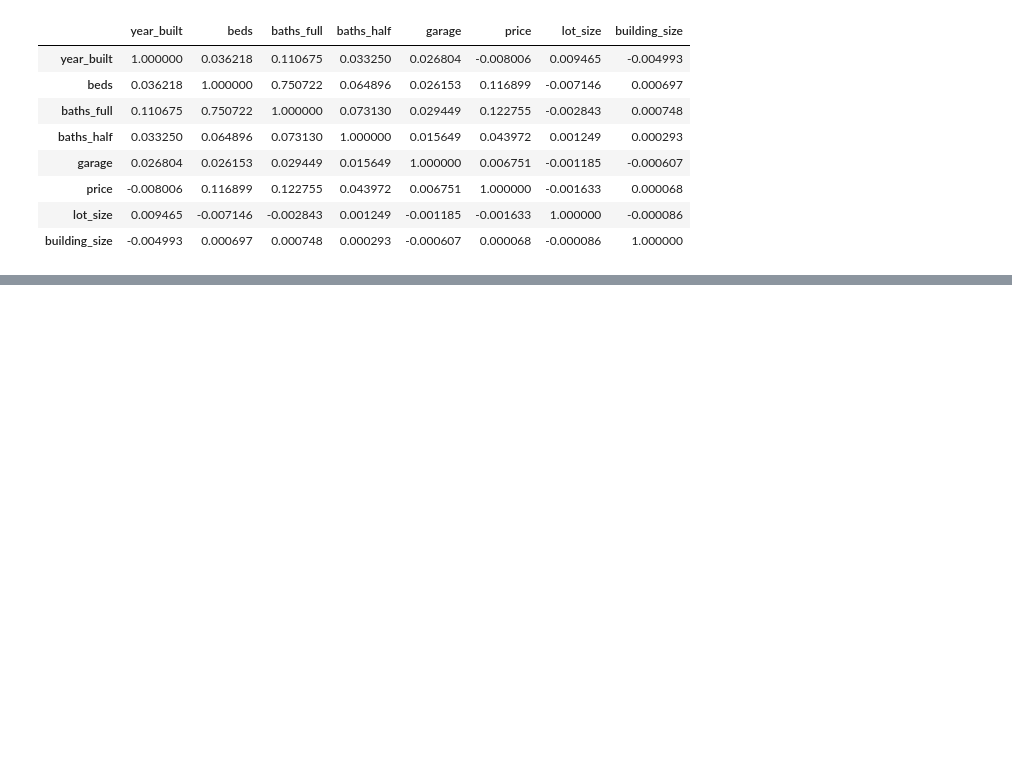
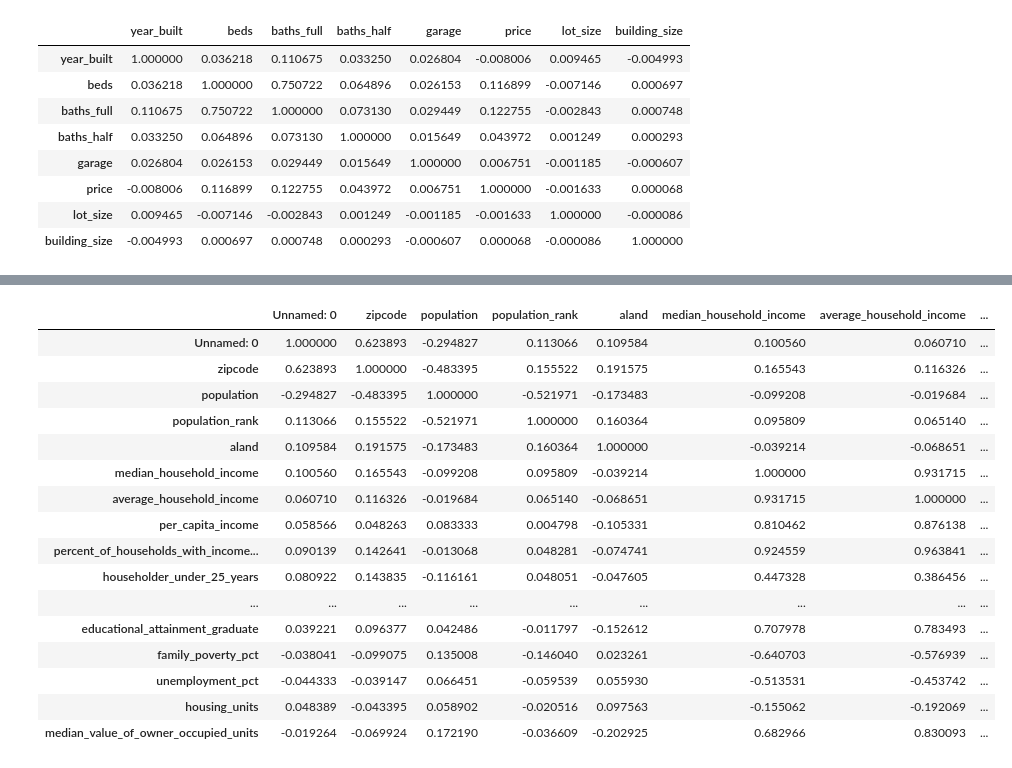
Before and after one commit to sakuraszy/STATS-170A-Group, a Jupyter notebook: presentation_1_data_vis.ipynb, the cells around one changed output, grey strips where cells are left out. Saved outputs shown, nothing was run; the diff lists cells and outputs as text; code cells hidden in the pictures; blank space fills up the shorter version.

```diff
--- a/presentation_1_data_vis.ipynb
+++ b/presentation_1_data_vis.ipynb
@@ -55,0 +56,21 @@ demographic
+# %%
+d_corr = demographic.corr()
+d_corr.style.background_gradient(cmap='coolwarm')
+# %% [output]
+|  | Unnamed: 0 | zipcode | population | population_rank | aland | median_household_income | average_household_income | ... |
+| Unnamed: 0 | 1.000000 | 0.623893 | -0.294827 | 0.113066 | 0.109584 | 0.100560 | 0.060710 | ... |
+| zipcode | 0.623893 | 1.000000 | -0.483395 | 0.155522 | 0.191575 | 0.165543 | 0.116326 | ... |
+| population | -0.294827 | -0.483395 | 1.000000 | -0.521971 | -0.173483 | -0.099208 | -0.019684 | ... |
+| population_rank | 0.113066 | 0.155522 | -0.521971 | 1.000000 | 0.160364 | 0.095809 | 0.065140 | ... |
+| aland | 0.109584 | 0.191575 | -0.173483 | 0.160364 | 1.000000 | -0.039214 | -0.068651 | ... |
+| median_household_income | 0.100560 | 0.165543 | -0.099208 | 0.095809 | -0.039214 | 1.000000 | 0.931715 | ... |
+| average_household_income | 0.060710 | 0.116326 | -0.019684 | 0.065140 | -0.068651 | 0.931715 | 1.000000 | ... |
+| per_capita_income | 0.058566 | 0.048263 | 0.083333 | 0.004798 | -0.105331 | 0.810462 | 0.876138 | ... |
+| percent_of_households_with_income... | 0.090139 | 0.142641 | -0.013068 | 0.048281 | -0.074741 | 0.924559 | 0.963841 | ... |
+| householder_under_25_years | 0.080922 | 0.143835 | -0.116161 | 0.048051 | -0.047605 | 0.447328 | 0.386456 | ... |
+| ... | ... | ... | ... | ... | ... | ... | ... | ... |
+| educational_attainment_graduate | 0.039221 | 0.096377 | 0.042486 | -0.011797 | -0.152612 | 0.707978 | 0.783493 | ... |
+| family_poverty_pct | -0.038041 | -0.099075 | 0.135008 | -0.146040 | 0.023261 | -0.640703 | -0.576939 | ... |
+| unemployment_pct | -0.044333 | -0.039147 | 0.066451 | -0.059539 | 0.055930 | -0.513531 | -0.453742 | ... |
+| housing_units | 0.048389 | -0.043395 | 0.058902 | -0.020516 | 0.097563 | -0.155062 | -0.192069 | ... |
+| median_value_of_owner_occupied_units | -0.019264 | -0.069924 | 0.172190 | -0.036609 | -0.202925 | 0.682966 | 0.830093 | ... |
```
Also changed, not shown: parts of 1 cell of this notebook, 1 other file.
